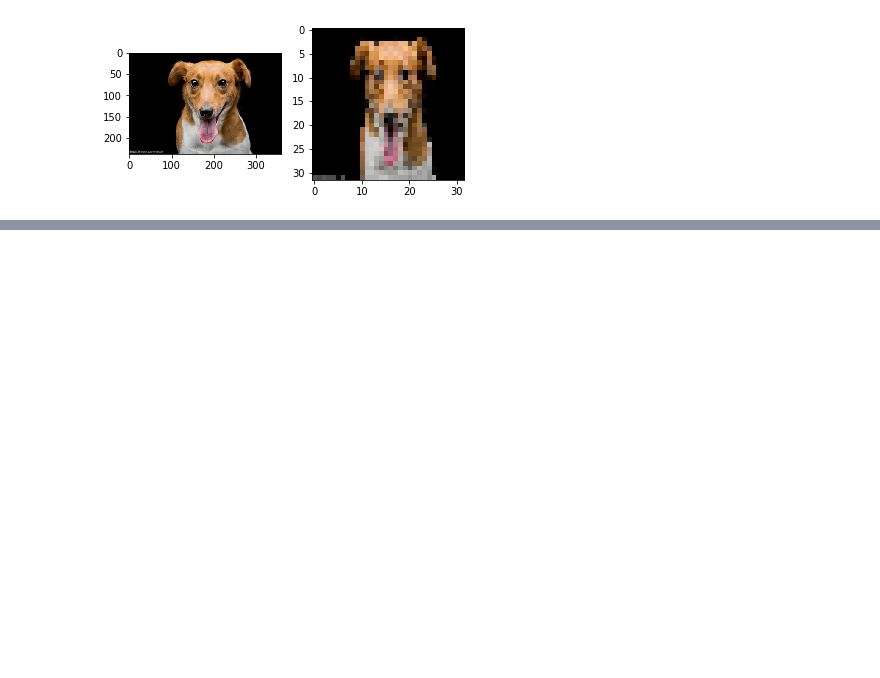
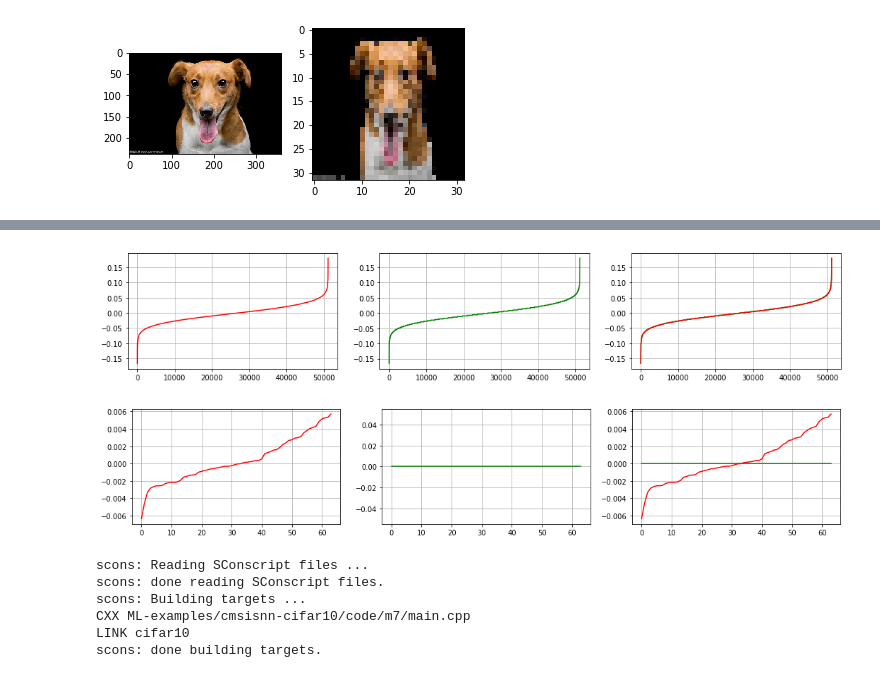
Before and after one commit to autoas/CMSIS_5, a Jupyter notebook: CMSIS/NN/Examples/ARM/arm_nn_examples/cifar10/cifar10.ipynb, the cells around one changed output, grey strips where cells are left out. Saved outputs shown, nothing was run; the diff lists cells and outputs as text; code cells hidden in the pictures; blank space fills up the shorter version.

```diff
--- a/CMSIS/NN/Examples/ARM/arm_nn_examples/cifar10/cifar10.ipynb
+++ b/CMSIS/NN/Examples/ARM/arm_nn_examples/cifar10/cifar10.ipynb
@@ -118,0 +321,17 @@ truck: 0.0%
+# %%
+CONV3_WT = q2f(weights['CONV3_WT'],9)
+CONV3_BIAS = q2f(weights['CONV3_BIAS'],8)
+compare(net.params['conv3'][0].data.transpose(0,2,3,1), CONV3_WT)
+compare(net.params['conv3'][1].data, CONV3_BIAS)
+# %% [output]
+[figure, added]
+[figure, added]
+# %%
+RunSysCmd('scons --m7')
+# %% [output]
+scons: Reading SConscript files ...
+scons: done reading SConscript files.
+scons: Building targets ...
+CXX ML-examples/cmsisnn-cifar10/code/m7/main.cpp
+LINK cifar10
+scons: done building targets.
```
Also changed, not shown: parts of 21 cells of this notebook, 1 other file.
